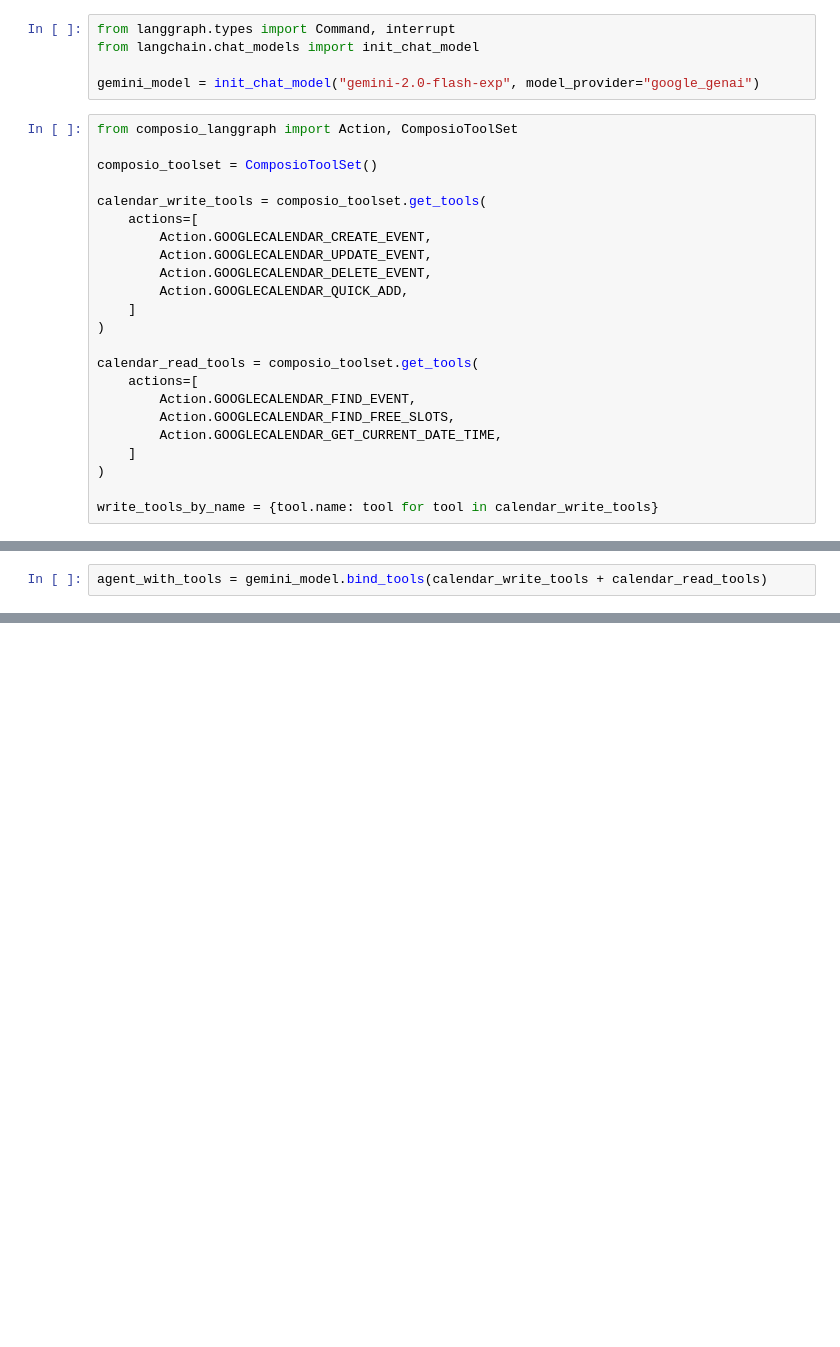
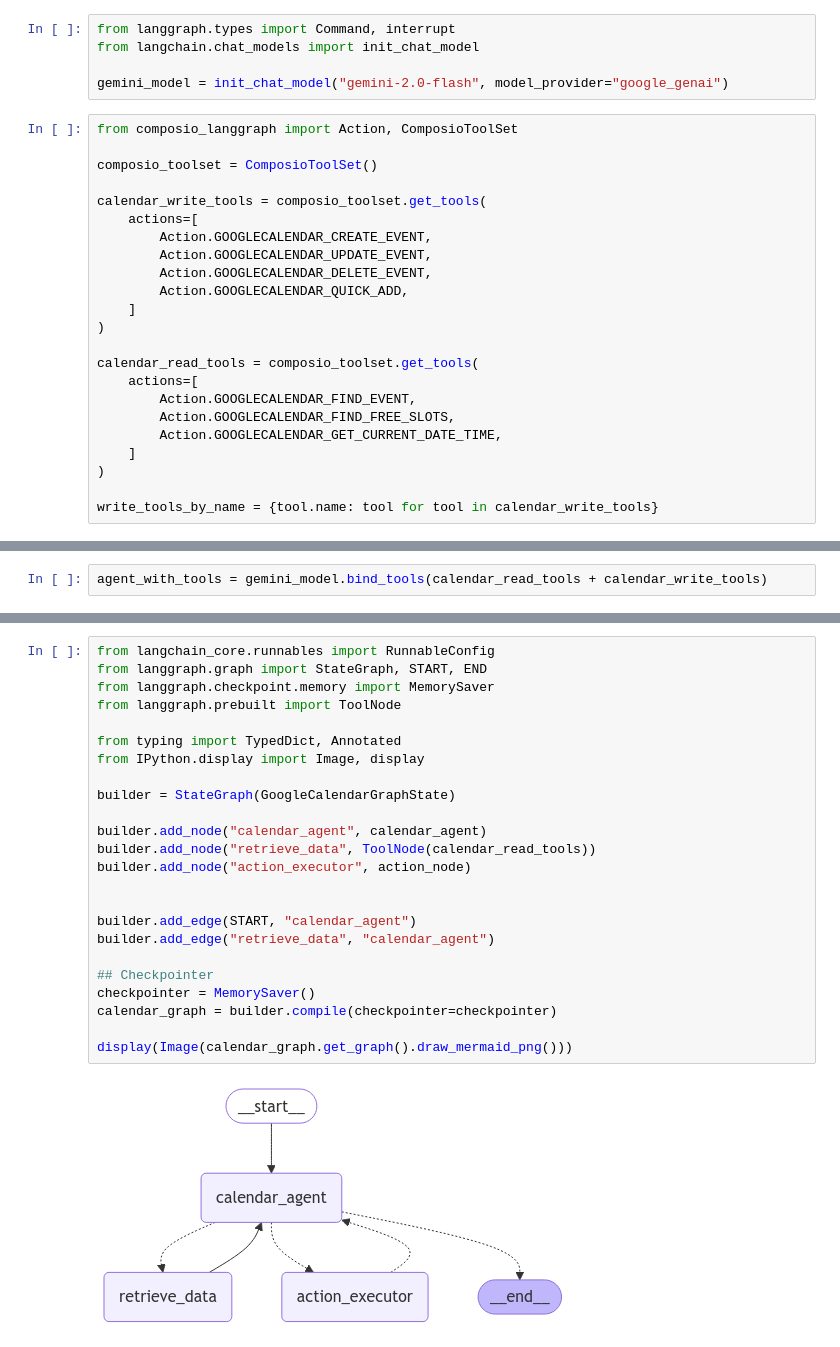
Before and after one commit to aasherkamal216/Project_Aztrogent, a Jupyter notebook: notebooks/calendar_agent.ipynb, the cells around one changed output, grey strips where cells are left out. Saved outputs shown, nothing was run; the diff lists cells and outputs as text; blank space fills up the shorter version.

Commit message:
created and added google calendar agent

```diff
--- a/notebooks/calendar_agent.ipynb
+++ b/notebooks/calendar_agent.ipynb
@@ -17,7 +17,7 @@ class GoogleCalendarGraphState(MessagesState):
 from langgraph.types import Command, interrupt
 from langchain.chat_models import init_chat_model
 
-gemini_model = init_chat_model("gemini-2.0-flash-exp", model_provider="google_genai")
+gemini_model = init_chat_model("gemini-2.0-flash", model_provider="google_genai")
 # %%
 from composio_langgraph import Action, ComposioToolSet
 
@@ -51,4 +51,4 @@ write_tools_by_name
 # %%
-agent_with_tools = gemini_model.bind_tools(calendar_write_tools + calendar_read_tools)
+agent_with_tools = gemini_model.bind_tools(calendar_read_tools + calendar_write_tools)
 # %%
 CALENDAR_AGENT_PROMPT = """
@@ -89,0 +149,26 @@ If any function call/tool call fails, retry it 3 times. Make sure to handle tool
+# %%
+from langchain_core.runnables import RunnableConfig
+from langgraph.graph import StateGraph, START, END
+from langgraph.checkpoint.memory import MemorySaver
+from langgraph.prebuilt import ToolNode
+
+from typing import TypedDict, Annotated
+from IPython.display import Image, display
+
+builder = StateGraph(GoogleCalendarGraphState)
+
+builder.add_node("calendar_agent", calendar_agent)
+builder.add_node("retrieve_data", ToolNode(calendar_read_tools))
+builder.add_node("action_executor", action_node)
+
+
+builder.add_edge(START, "calendar_agent")
+builder.add_edge("retrieve_data", "calendar_agent")
+
+## Checkpointer
+checkpointer = MemorySaver()
+calendar_graph = builder.compile(checkpointer=checkpointer)
+
+display(Image(calendar_graph.get_graph().draw_mermaid_png()))
+# %% [output]
+[figure, added]
```
Also changed, not shown: parts of 10 cells of this notebook, 14 other files.
